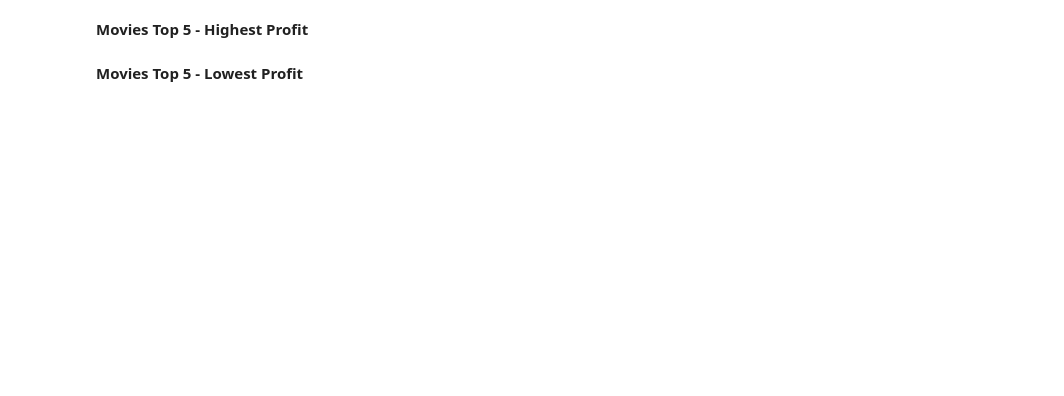
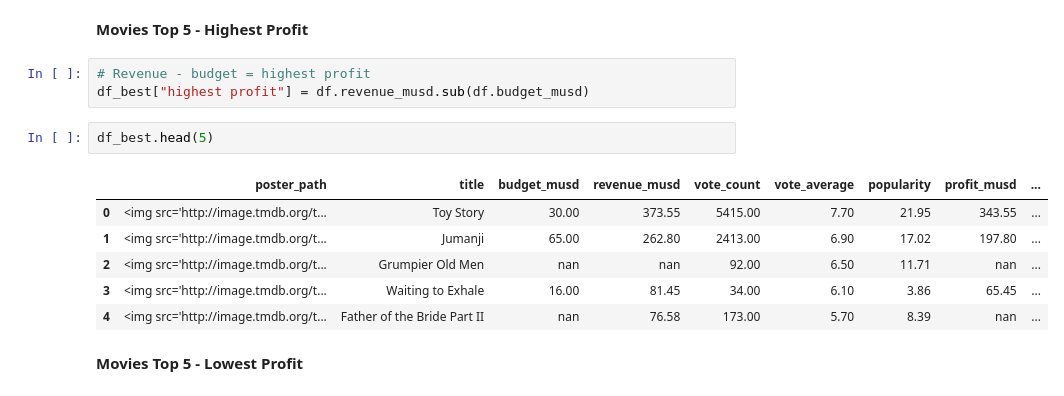
Before and after one commit to HunterKane/Movie-Data-Analysis-Project-1-, a Jupyter notebook: Project_01_Movie_Data_Analysis .ipynb, the cells around one changed output. Cells and saved outputs as stored; diff of their text form; blank space fills up the shorter version.

```diff
--- a/Project_01_Movie_Data_Analysis .ipynb
+++ b/Project_01_Movie_Data_Analysis .ipynb
@@ -311,4 +314,16 @@ __Movies Top 5 - Highest Budget__
 # %% [markdown]
 __Movies Top 5 - Highest Profit__
+# %%
+# Revenue - budget = highest profit
+df_best["highest profit"] = df.revenue_musd.sub(df.budget_musd)
+# %%
+df_best.head(5)
+# %% [output]
+|  | poster_path | title | budget_musd | revenue_musd | vote_count | vote_average | popularity | profit_musd | ... |
+| 0 | <img src='http://image.tmdb.org/t... | Toy Story | 30.00 | 373.55 | 5415.00 | 7.70 | 21.95 | 343.55 | ... |
+| 1 | <img src='http://image.tmdb.org/t... | Jumanji | 65.00 | 262.80 | 2413.00 | 6.90 | 17.02 | 197.80 | ... |
+| 2 | <img src='http://image.tmdb.org/t... | Grumpier Old Men | nan | nan | 92.00 | 6.50 | 11.71 | nan | ... |
+| 3 | <img src='http://image.tmdb.org/t... | Waiting to Exhale | 16.00 | 81.45 | 34.00 | 6.10 | 3.86 | 65.45 | ... |
+| 4 | <img src='http://image.tmdb.org/t... | Father of the Bride Part II | nan | 76.58 | 173.00 | 5.70 | 8.39 | nan | ... |
 # %% [markdown]
 __Movies Top 5 - Lowest Profit__
```
Also changed, not shown: parts of 8 cells of this notebook.
